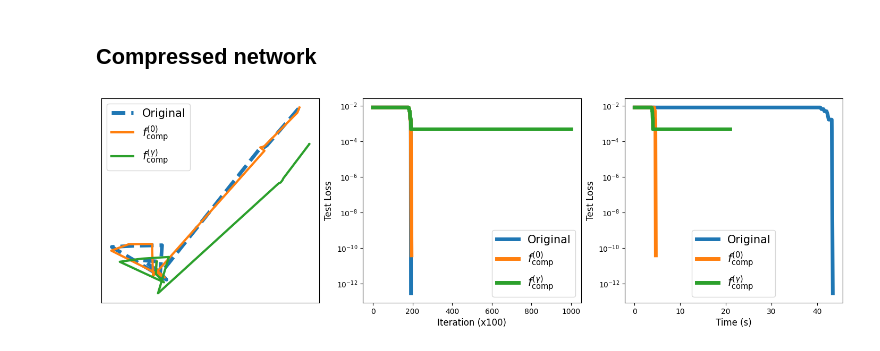
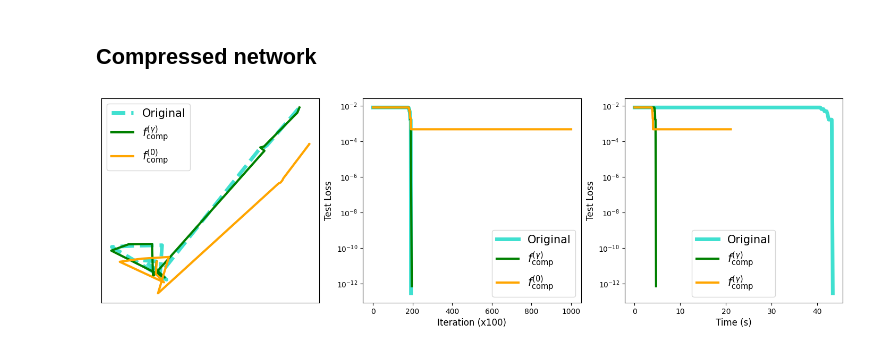
Before and after one commit to cjyaras/law-of-parsimony, a Jupyter notebook: fig_equiv_traj_mc.ipynb, the cells around one changed output. Saved outputs shown, nothing was run; the diff lists cells and outputs as text; code cells hidden in the pictures.

```diff
--- a/fig_equiv_traj_mc.ipynb
+++ b/fig_equiv_traj_mc.ipynb
@@ -27,8 +27,8 @@ mask = generate_observation_matrix(key=subkey, percent_observed=percent_observed
 
 train_loss_fn = create_loss(target, mask=mask)
 test_loss_fn = create_loss(target, mask=1-mask)
-train_e2e_loss_fn = compose(train_loss_fn, compute_end_to_end)
-test_e2e_loss_fn = compose(test_loss_fn, compute_end_to_end)
+train_e2e_loss_fn = compose(train_loss_fn, compute_output)
+test_e2e_loss_fn = compose(test_loss_fn, compute_output)
 # %% [markdown]
 ## Original wide network
 # %%
@@ -69,6 +71,7 @@ V = compute_factor(init_weights=init_weights, e2e_loss_fn=train_e2e_loss_fn, gra
 comp_init_weights = compress_network(init_weights=init_weights, V=V, grad_rank=r)
 # %%
 prop = 0
+tol = 1e-14
 comp_step_size = [prop * step_size] + (depth * [step_size]) + [prop * step_size]
 no_dlr_result = train(
     init_weights=comp_init_weights,
@@ -83,6 +86,7 @@ no_dlr_result = train(
 # %%
 prop = 0.01
 comp_step_size = [prop * step_size] + (depth * [step_size]) + [prop * step_size]
+tol = 1e-13
 comp_result = train(
     init_weights=comp_init_weights,
     train_e2e_loss_fn=train_e2e_loss_fn,
@@ -109,30 +113,30 @@ red_no_dlr_end_to_end = jnp.array([A @ w for w in no_dlr_end_to_end])
 # %%
 fig, axes = plt.subplots(ncols=3, figsize=(18, 5))
 
-axes[0].plot(red_orig_end_to_end[:, 0], red_orig_end_to_end[:, 1], linewidth=5, linestyle='--', label='Original')
-axes[0].plot(red_comp_end_to_end[:, 0], red_comp_end_to_end[:, 1], linewidth=3, linestyle='-', label=r'$f^{(0)}_{\mathrm{comp}}$')
-axes[0].plot(red_no_dlr_end_to_end[:, 0], red_no_dlr_end_to_end[:, 1], linewidth=3, linestyle='-', label=r'$f^{(\gamma)}_{\mathrm{comp}}$')
+axes[0].plot(red_orig_end_to_end[:, 0], red_orig_end_to_end[:, 1], linewidth=5, c='turquoise', linestyle='--', label='Original')
+axes[0].plot(red_comp_end_to_end[:, 0], red_comp_end_to_end[:, 1], linewidth=3, c='green', linestyle='-', label=r'$f^{(\gamma)}_{\mathrm{comp}}$')
+axes[0].plot(red_no_dlr_end_to_end[:, 0], red_no_dlr_end_to_end[:, 1], linewidth=3, c='orange', linestyle='-', label=r'$f^{(0)}_{\mathrm{comp}}$')
 axes[0].xaxis.set_tick_params(labelbottom=False)
 axes[0].yaxis.set_tick_params(labelleft=False)
 axes[0].set_xticks([])
 axes[0].set_yticks([])
 axes[0].legend(fontsize=15)
 
-axes[1].semilogy(orig_result['test_loss'], linewidth=5, label='Original')
-axes[1].semilogy(comp_result['test_loss'], linewidth=5, label=r'$f^{(0)}_{\mathrm{comp}}$')
-axes[1].semilogy(no_dlr_result['test_loss'], linewidth=5, label=r'$f^{(\gamma)}_{\mathrm{comp}}$')
+axes[1].semilogy(orig_result['test_loss'], linewidth=5, c='turquoise', label='Original')
+axes[1].semilogy(comp_result['test_loss'], linewidth=3, c='green', label=r'$f^{(\gamma)}_{\mathrm{comp}}$')
+axes[1].semilogy(no_dlr_result['test_loss'], linewidth=3, c='orange', label=r'$f^{(0)}_{\mathrm{comp}}$')
 axes[1].set_xlabel('Iteration (x100)', fontsize=12)
 axes[1].set_ylabel('Test Loss', fontsize=12)
 axes[1].legend(fontsize=15)
 
-axes[2].semilogy(orig_result['time'], orig_result['test_loss'], linewidth=5, label='Original')
-axes[2].semilogy(comp_result['time'], comp_result['test_loss'], linewidth=5, label=r'$f^{(0)}_{\mathrm{comp}}$')
-axes[2].semilogy(no_dlr_result['time'], no_dlr_result['test_loss'], linewidth=5, label=r'$f^{(\gamma)}_{\mathrm{comp}}$')
+axes[2].semilogy(orig_result['time'], orig_result['test_loss'], c='turquoise', linewidth=5, label='Original')
+axes[2].semilogy(comp_result['time'], comp_result['test_loss'], c='green', linewidth=3, label=r'$f^{(\gamma)}_{\mathrm{comp}}$')
+axes[2].semilogy(no_dlr_result['time'], no_dlr_result['test_loss'], c='orange', linewidth=3, label=r'$f^{(\gamma)}_{\mathrm{comp}}$')
 axes[2].set_xlabel('Time (s)', fontsize=12)
 axes[2].set_ylabel('Test Loss', fontsize=12)
 axes[2].legend(fontsize=15)
 
 
 plt.savefig('figs/equiv_traj_mc.png', dpi=300, bbox_inches='tight')
 # %% [output]
-[figure, old version]
+[figure, new version]
```
Also changed, not shown: parts of 3 cells of this notebook, 11 other files.
